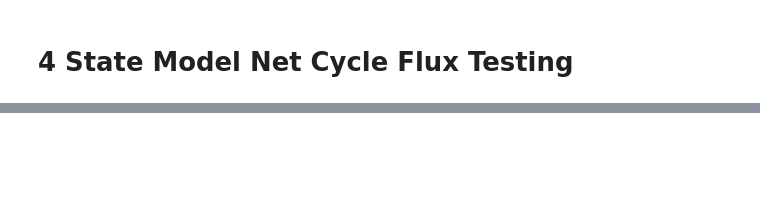
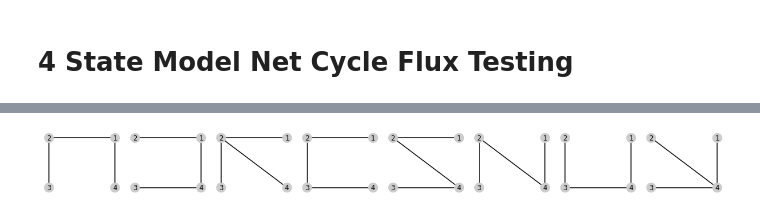
Before and after one commit to Becksteinlab/kda-examples, a Jupyter notebook: kda_analysis/test_models/4_state_leakage.ipynb, the cells around one changed output, grey strips where cells are left out. Cells and saved outputs as stored; diff of their text form; code cells hidden in the pictures; blank space fills up the shorter version.

```diff
--- a/kda_analysis/test_models/4_state_leakage.ipynb
+++ b/kda_analysis/test_models/4_state_leakage.ipynb
@@ -253,0 +60,4 @@ findfont: Font family ['Helvetica'] not found. Falling back to DejaVu Sans.
+# %%
+plotting.draw_diagrams(pars, pos=pos, panel=True, panel_scale=1.75, rows=1, cols=8, font_size=12)
+# %% [output]
+[figure, added]
```
Also changed, not shown: parts of 89 cells of this notebook, 3 other files.
